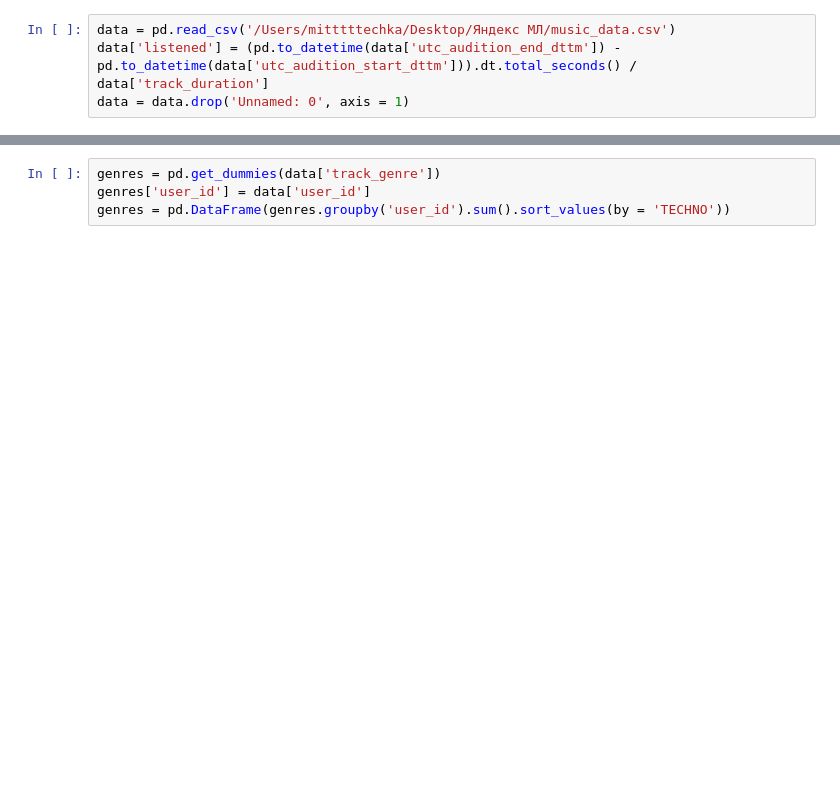
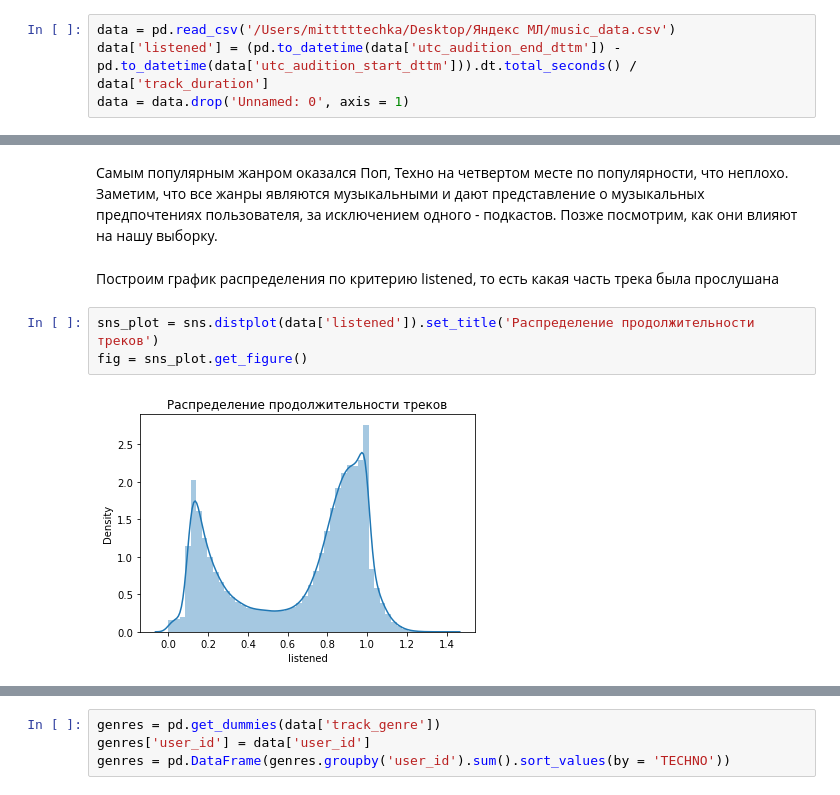
Before and after one commit to mitttttechka/my_files, a Jupyter notebook: Технофест .ipynb, the cells around one changed output, grey strips where cells are left out. Drawn from its saved outputs; the diff is of its cells as text; blank space fills up the shorter version.

```diff
--- a/Технофест .ipynb
+++ b/Технофест .ipynb
@@ -7,0 +58,10 @@ data = data.drop('Unnamed: 0', axis = 1)
+# %% [markdown]
+Самым популярным жанром оказался Поп, Техно на четвертом месте по популярности, что неплохо.
+Заметим, что все жанры являются музыкальными и дают представление о музыкальных предпочтениях пользователя, за исключением одного - подкастов. Позже посмотрим, как они влияют на нашу выборку.
+# %% [markdown]
+Построим график распределения по критерию listened, то есть какая часть трека была прослушана
+# %%
+sns_plot = sns.distplot(data['listened']).set_title('Распределение продолжительности треков')
+fig = sns_plot.get_figure()
+# %% [output]
+[figure, added]
```
Also changed, not shown: parts of 67 cells of this notebook.
